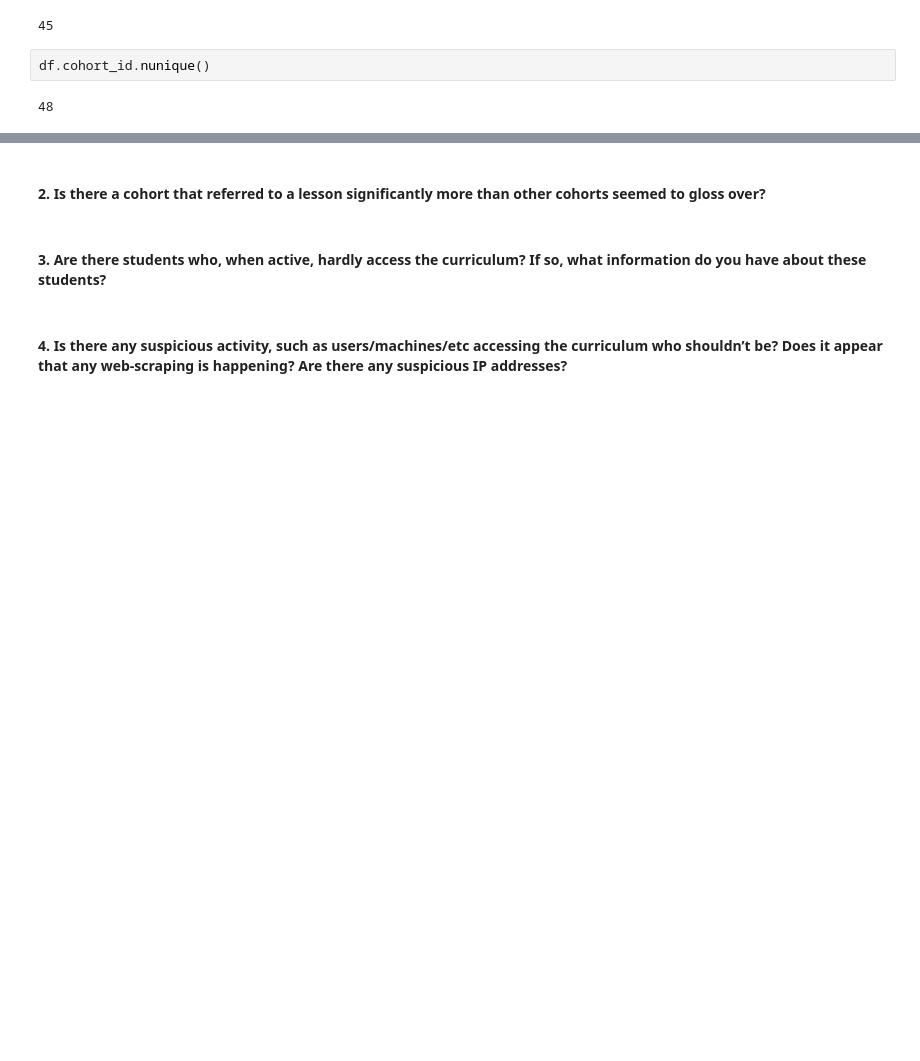
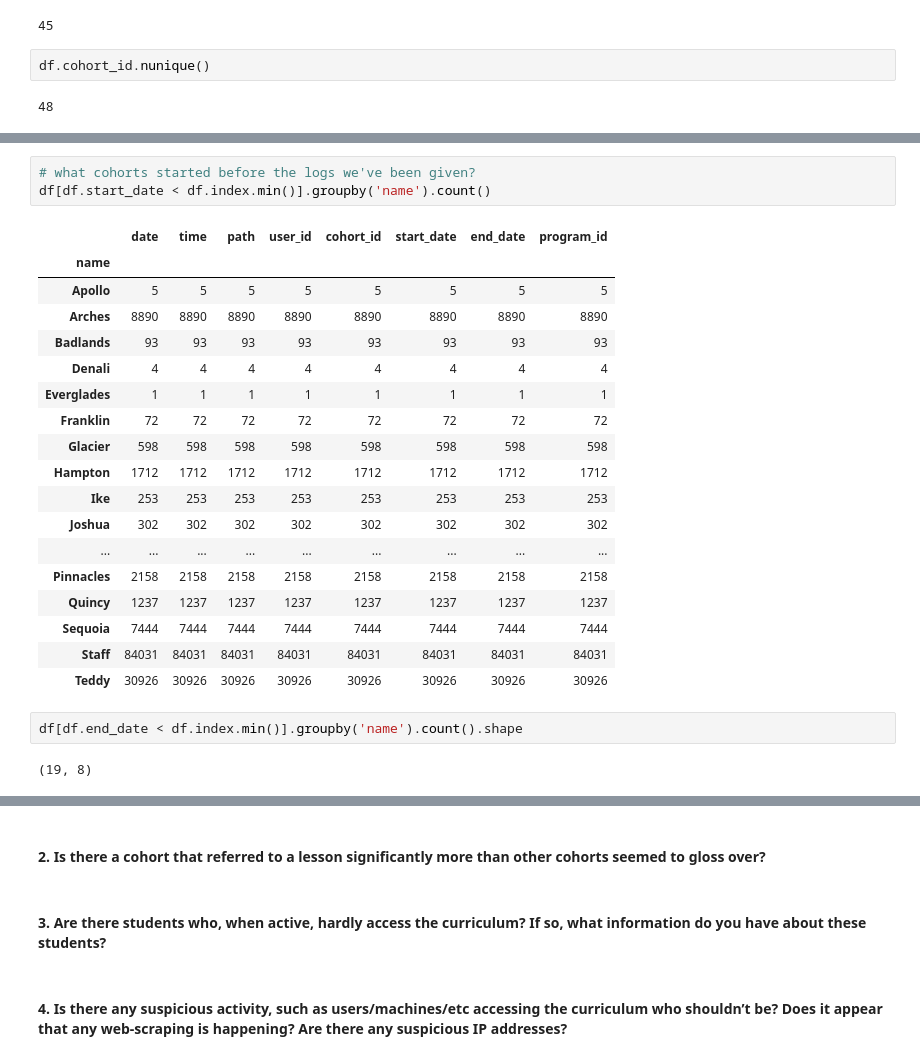
Before and after one commit to corey-baughman/016_anomaly_detection_project, a Jupyter notebook: ad_1.ipynb, the cells around one changed output, grey strips where cells are left out. Cells and saved outputs as stored; diff of their text form; blank space fills up the shorter version.

```diff
--- a/ad_1.ipynb
+++ b/ad_1.ipynb
@@ -53,0 +183,26 @@ ValueError: Grouper and axis must be same length
+# %%
+# what cohorts started before the logs we've been given?
+df[df.start_date < df.index.min()].groupby('name').count()
+# %% [output]
+|  | date | time | path | user_id | cohort_id | start_date | end_date | program_id |
+| name |  |  |  |  |  |  |  |  |
+| Apollo | 5 | 5 | 5 | 5 | 5 | 5 | 5 | 5 |
+| Arches | 8890 | 8890 | 8890 | 8890 | 8890 | 8890 | 8890 | 8890 |
+| Badlands | 93 | 93 | 93 | 93 | 93 | 93 | 93 | 93 |
+| Denali | 4 | 4 | 4 | 4 | 4 | 4 | 4 | 4 |
+| Everglades | 1 | 1 | 1 | 1 | 1 | 1 | 1 | 1 |
+| Franklin | 72 | 72 | 72 | 72 | 72 | 72 | 72 | 72 |
+| Glacier | 598 | 598 | 598 | 598 | 598 | 598 | 598 | 598 |
+| Hampton | 1712 | 1712 | 1712 | 1712 | 1712 | 1712 | 1712 | 1712 |
+| Ike | 253 | 253 | 253 | 253 | 253 | 253 | 253 | 253 |
+| Joshua | 302 | 302 | 302 | 302 | 302 | 302 | 302 | 302 |
+| ... | ... | ... | ... | ... | ... | ... | ... | ... |
+| Pinnacles | 2158 | 2158 | 2158 | 2158 | 2158 | 2158 | 2158 | 2158 |
+| Quincy | 1237 | 1237 | 1237 | 1237 | 1237 | 1237 | 1237 | 1237 |
+| Sequoia | 7444 | 7444 | 7444 | 7444 | 7444 | 7444 | 7444 | 7444 |
+| Staff | 84031 | 84031 | 84031 | 84031 | 84031 | 84031 | 84031 | 84031 |
+| Teddy | 30926 | 30926 | 30926 | 30926 | 30926 | 30926 | 30926 | 30926 |
+# %%
+df[df.end_date < df.index.min()].groupby('name').count().shape
+# %% [output]
+(19, 8)
```
Also changed, not shown: parts of 35 cells of this notebook, 1 other file.
